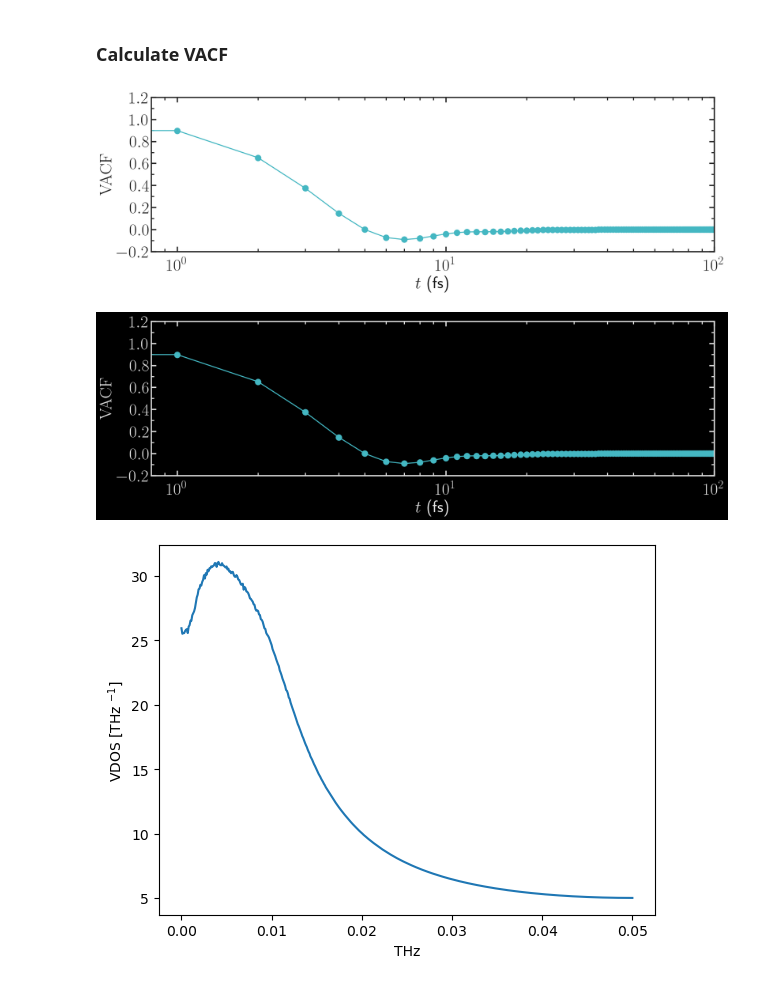
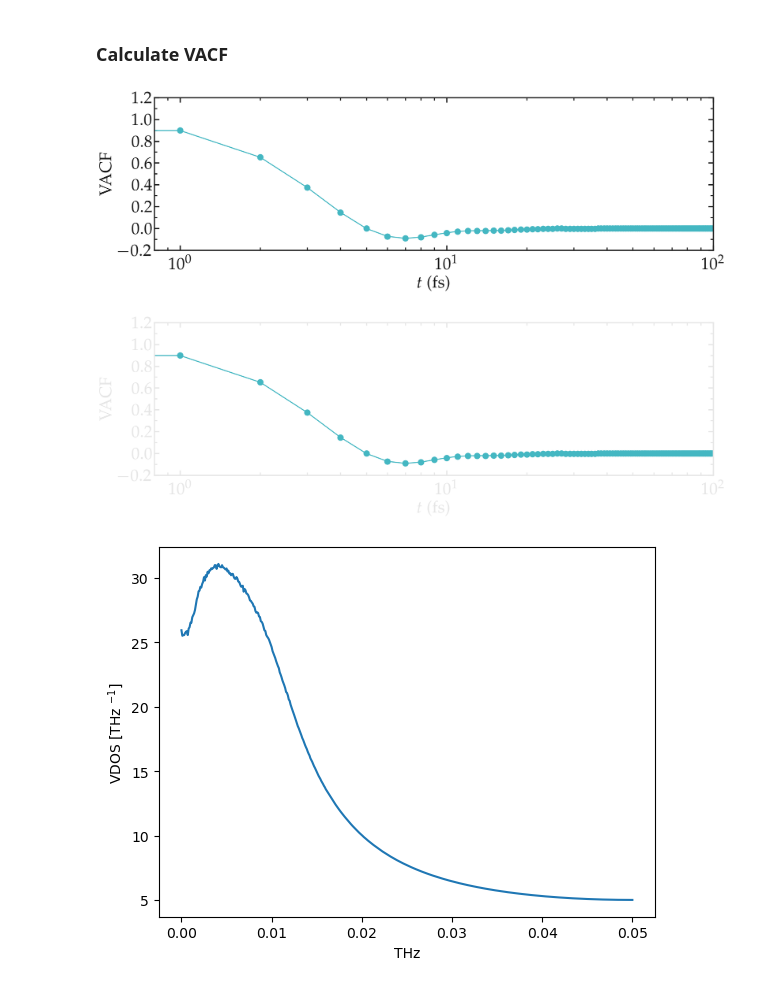
Before and after one commit to simongravelle/DOS-VACF-LAMMPS, a Jupyter notebook: calculateDOS.ipynb, the cells around one changed output. Drawn from its saved outputs; the diff is of its cells as text; code cells hidden in the pictures.

Commit message:
added transparency

```diff
--- a/calculateDOS.ipynb
+++ b/calculateDOS.ipynb
@@ -57,21 +57,21 @@ for vxyz in vacf_xyz: # Average all 3 direction
 vacf /= vacf[0] # Normalize the velocity correlation
 # %%
 filename = "vacf"
-desired_transparency = False
+desired_transparency = True
 for mode, mygray in zip(['light', 'dark'], [colors["mylightgray"], colors["mydarkgray"]]):
     fig = prepare_figure(mode, transparency=desired_transparency, desired_figsize=(18,6))
     ax, n, l_tot, c_tot = [], 0, 1, 1
     n += 1
     ax.append(plt.subplot(l_tot, c_tot, n))
     ax[-1].semilogx(vacf, 'o-', color=colors["mycyan"],
                 markersize = 12, linewidth=2)
     complete_panel(ax[-1], r'$t$ (fs)', r'$\textrm{VACF}$',
                    legend=False, axis_color=mygray, xpad=15, locator_x=None)
     set_boundaries(plt, x_boundaries=(0.8, 100), y_boundaries=(-0.2, 1.2))
     save_figure(plt, fig, mode, git_path, path_figures, filename, transparency = desired_transparency)
 # %% [output]
-[figure, old version]
+[figure, new version]
-[figure, old version]
+[figure, new version]
 # %%
 import numpy as np
 from scipy import signal
```
Also changed, not shown: 2 other files.
